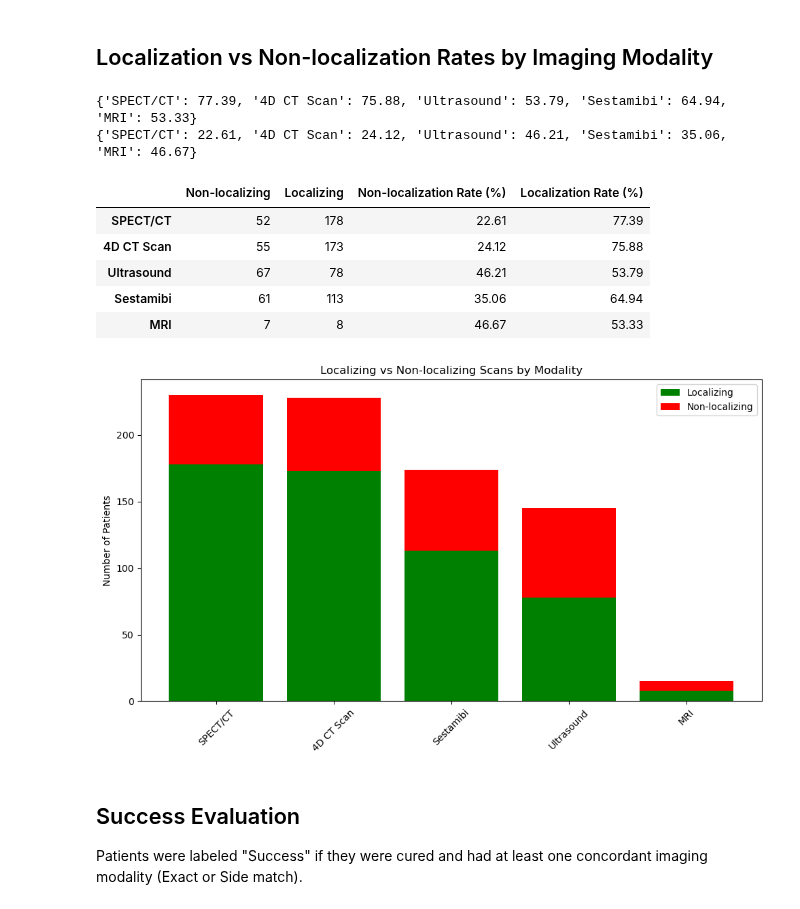
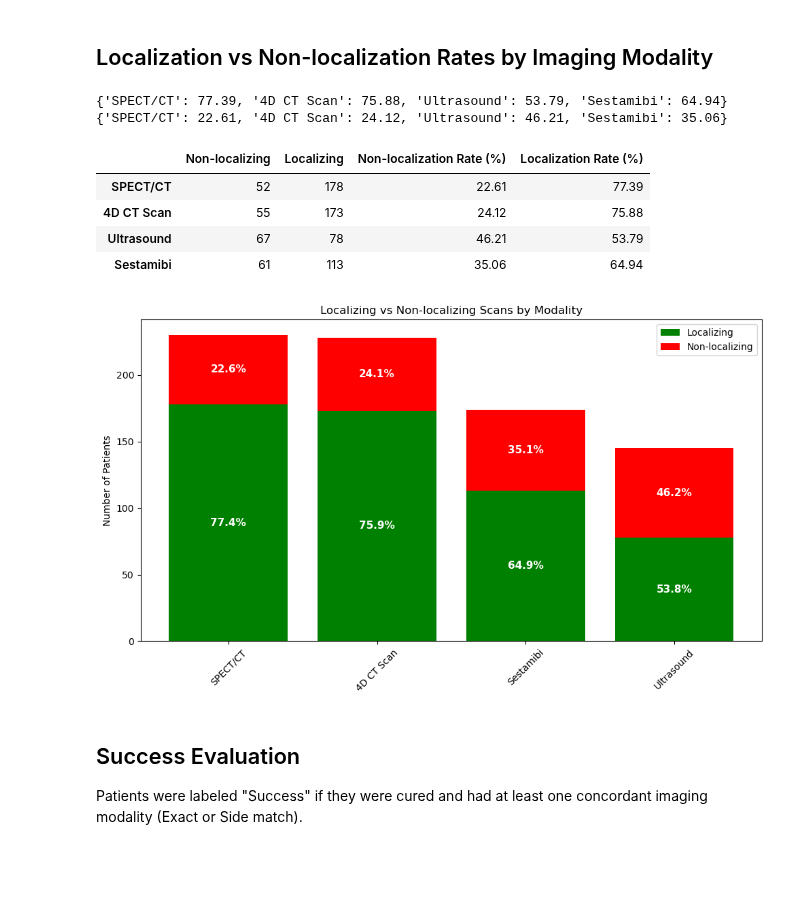
Before and after one commit to Jonah-Schwartz521/parathyroid-imaging-evaluation, a Jupyter notebook: localization_rate.ipynb, the cells around one changed output. Cells and saved outputs as stored; diff of their text form; code cells hidden in the pictures; blank space fills up the shorter version.

Commit message:
added % labels to visualizations

```diff
--- a/localization_rate.ipynb
+++ b/localization_rate.ipynb
@@ -6,7 +6,7 @@ import matplotlib.pyplot as plt
 preop_imaging_df = pd.read_excel('Data/final_clean_imaging_data.xlsx')
 # %%
 # initalize the modalities
-modalities = ['SPECT/CT', '4D CT Scan', 'Ultrasound', 'Sestamibi', 'MRI']
+modalities = ['SPECT/CT', '4D CT Scan', 'Ultrasound', 'Sestamibi']
 
 # create dictionaries to store the counts
 non_localizing_counts = {}
@@ -41,8 +41,8 @@ for modality in modalities:
 print(localizing_rates)
 print(non_localizing_rates)
 # %% [output]
-{'SPECT/CT': 77.39, '4D CT Scan': 75.88, 'Ultrasound': 53.79, 'Sestamibi': 64.94, 'MRI': 53.33}
-{'SPECT/CT': 22.61, '4D CT Scan': 24.12, 'Ultrasound': 46.21, 'Sestamibi': 35.06, 'MRI': 46.67}
+{'SPECT/CT': 77.39, '4D CT Scan': 75.88, 'Ultrasound': 53.79, 'Sestamibi': 64.94}
+{'SPECT/CT': 22.61, '4D CT Scan': 24.12, 'Ultrasound': 46.21, 'Sestamibi': 35.06}
 # %%
 # convert to a dataframe for better output
 # Convert to DataFrame
@@ -60,37 +60,55 @@ summary_df
 | 4D CT Scan | 55 | 173 | 24.12 | 75.88 |
 | Ultrasound | 67 | 78 | 46.21 | 53.79 |
 | Sestamibi | 61 | 113 | 35.06 | 64.94 |
-| MRI | 7 | 8 | 46.67 | 53.33 |
 # %%
 # Convert to series
 localizing_series = pd.Series(localizing_counts)
 non_localizing_series = pd.Series(non_localizing_counts)
 loc_rate_series = pd.Series(localizing_rates)
 
 # Sort modalities
 sorted_modalities = loc_rate_series.sort_values(ascending=False).index
 localizing_series = localizing_series[sorted_modalities]
 non_localizing_series = non_localizing_series[sorted_modalities]
 
+# Calculate total scans per modality for percentage labels
+total_series = localizing_series + non_localizing_series
+localizing_pct = (localizing_series / total_series * 100).round(1)
+non_localizing_pct = (non_localizing_series / total_series * 100).round(1)
+
+
 # initialize figure size
 plt.figure(figsize=(10,6))
 
 # Plot directly from the Series
 plt.bar(localizing_series.index, localizing_series, label='Localizing', color='green')
 plt.bar(non_localizing_series.index, non_localizing_series,
         bottom=localizing_series, label='Non-localizing', color='red')
+
+# Add percentage text labels
+for i, modality in enumerate(localizing_series.index):
+    # Green bar (localizing)
+    plt.text(i, localizing_series[modality] / 2,
+             f"{localizing_pct[modality]}%",
+             ha='center', va='center', color='white', fontweight='bold', fontsize=11)
+
+    # Red bar (non-localizing)
+    plt.text(i, localizing_series[modality] + (non_localizing_series[modality] / 2),
+             f"{non_localizing_pct[modality]}%",
+             ha='center', va='center', color='white', fontweight='bold', fontsize=11)
+
 
 # titles
 plt.ylabel('Number of Patients')
 plt.title('Localizing vs Non-localizing Scans by Modality')
 # rotate x-axis labels
 plt.xticks(rotation=45)
 plt.legend()
 # space it out better
 plt.tight_layout()
 plt.show()
 # %% [output]
-[figure, old version]
+[figure, new version]
 # %% [markdown]
 ## Success Evaluation
 
```
Also changed, not shown: 2 other files.
